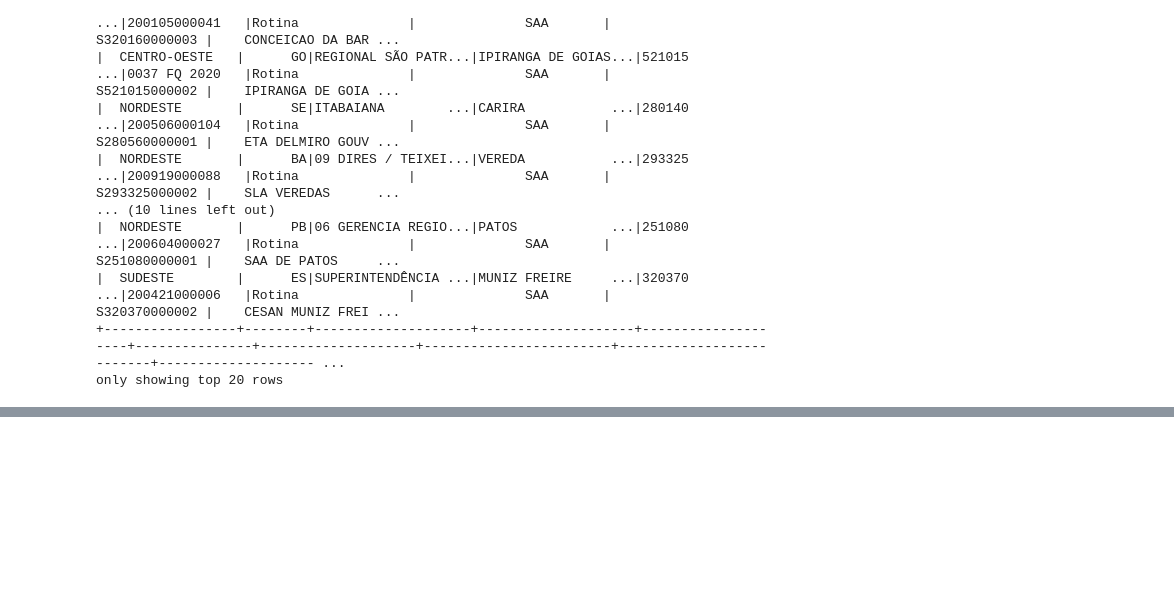
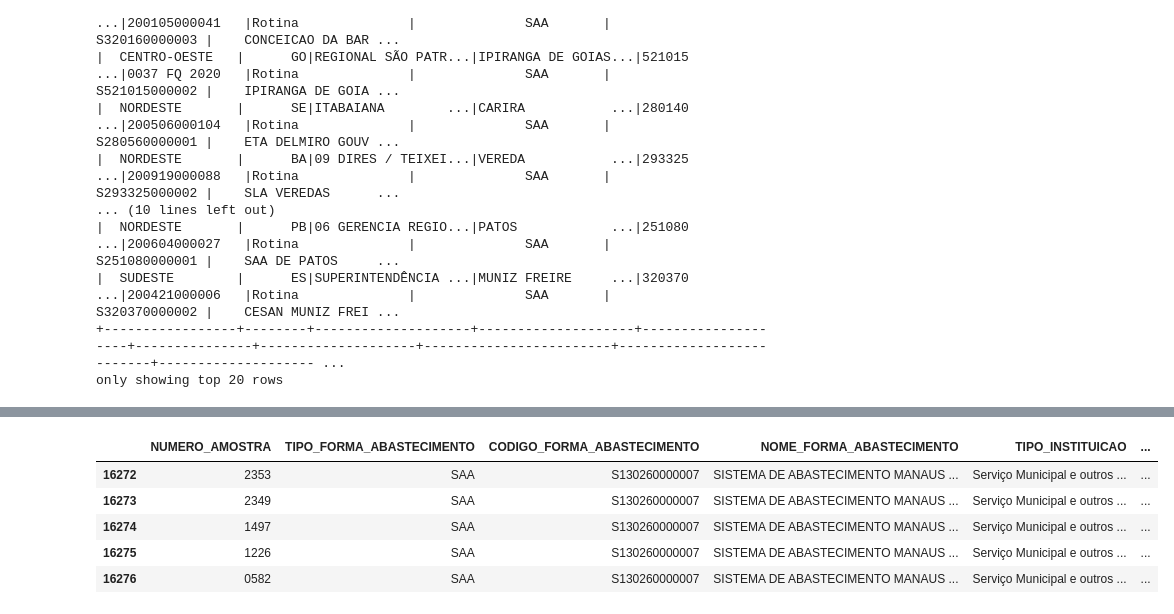
Before and after one commit to rmlessa/projeto_final, a Jupyter notebook: projeto_final.ipynb, the cells around one changed output, grey strips where cells are left out. Drawn from its saved outputs; the diff is of its cells as text; code cells hidden in the pictures; blank space fills up the shorter version.

```diff
--- a/projeto_final.ipynb
+++ b/projeto_final.ipynb
@@ -98,8 +279,9 @@ only showing top 20 rows
 #transforma em tabelas para recuperar os dados da região norte, principalmente Manaus
 session_2020.createOrReplaceTempView("vw_dados_regiao_norte_2020")
 
-#reduz os dados da tabela para trabalharmos apenas com a região norte
-dados_regiao_norte_2020 =  scSpark.sql("SELECT * from vw_dados_regiao_norte_2020 where regiao_geografica = 'NORTE' and SIGLA_UF = 'AM' AND NOME_MUNICIPIO = 'MANAUS' ORDER BY SIGLA_UF")
-print('Total de dados_regiao_norte_2020 = {}'.format(dados_regiao_norte_2020.count()))
-dados_regiao_norte_2020.show()
+#reduz os dados da tabela para trabalharmos apenas com Manaus
+dados_manaus_2020 =  scSpark.sql(
+    "SELECT ANO, MES, TRIM(AREA) AS AREA, TRIM(NUMERO_AMOSTRA) AS NUMERO_AMOSTRA, TRIM(PARAMETRO) AS PARAMETRO, TRIM(RESULTADO) AS RESULTADO, (CASE WHEN RESULTADO = 'AUSENTE' THEN 0 ELSE 1 END) AS RESULTADO_FLAG   from vw_dados_regiao_norte_2020 where regiao_geografica = 'NORTE' and SIGLA_UF = 'AM' AND NOME_MUNICIPIO = 'MANAUS' and CATEGORIA_AREA = 'Bairro' and (PARAMETRO like '%Coli%' or PARAMETRO like '%coli%') AND ZONA = 'Urbana' ORDER BY AREA,MES, NUMERO_AMOSTRA")
+print('Total de dados_regiao_norte_2020 = {}'.format(dados_manaus_2020.count()))
+dados_manaus_2020.show()
 # %% [output]
@@ -160,0 +497,9 @@ only showing top 20 rows
+# %%
+#removendo colunas desnecessárias
+#tem umas colunas que não removi pq não sei remover colunas tipo: Tipo da Instituição.
+#Não é comum ter esse tipo de nome separados por espaços.
+#Vou transformar em dataframe pandas pra ver se é mais fácil remover
+
+dados_manaus_2018 = reduce(DataFrame.drop,['LATITUDE', 'LONGITUDE', 'NOME_ETA','REGIAO_GEOGRAFICA', 'SIGLA_UF', 'NOME_MUNICIPIO', 'CODIGO_IBGE', 'CNPJ_INSTITUICAO', 'CNPJ_ESCRITORIO', 'TIPO_LOCAL', 'LOCAL', 'REGIONAL_DE_SAUDE', 'MOTIVO_COLETA'],dados_manaus_2018)
+dados_manaus_2019 = reduce(DataFrame.drop,['LATITUDE', 'LONGITUDE', 'NOME_ETA','REGIAO_GEOGRAFICA', 'SIGLA_UF', 'NOME_MUNICIPIO', 'CODIGO_IBGE', 'CNPJ_INSTITUICAO', 'CNPJ_ESCRITORIO', 'TIPO_LOCAL', 'LOCAL', 'REGIONAL_DE_SAUDE', 'MOTIVO_COLETA'],dados_manaus_2019)
+dados_manaus_2020 = reduce(DataFrame.drop,['LATITUDE', 'LONGITUDE', 'NOME_ETA','REGIAO_GEOGRAFICA', 'SIGLA_UF', 'NOME_MUNICIPIO', 'CODIGO_IBGE', 'CNPJ_INSTITUICAO', 'CNPJ_ESCRITORIO', 'TIPO_LOCAL', 'LOCAL', 'REGIONAL_DE_SAUDE', 'MOTIVO_COLETA'],dados_manaus_2020)
@@ -160,0 +538,22 @@ only showing top 20 rows
+# %%
+#transforma em dataframe padas
+df_dados_manaus_2020 = dados_manaus_2020.toPandas()
+# %%
+#renomeia as colunas que estavam com nome separado por espaços em branco
+#axis = 1 indica que queremos altera o label da coluna. Se fosse 0 alteraríamos a label do índice
+df_dados_manaus_2020 = df_dados_manaus_2020.rename(
+    {'Tipo da Instituição': 'TIPO_INSTITUICAO' ,
+     'Sigla Instituição'  : 'SIGLA_INSTITUICAO',
+     'Nome da Instituição': 'NOME_INSTITUICAO' ,
+     'Nome escritório regional/local': 'NOME_ESCRITORIO_REGIONAL',
+     "'Análise realizada'": 'ANALISE_REALIZADA',
+     "'Providência'"  : 'PROVIDENCIA'}, axis = 1)
+# %%
+df_dados_manaus_2020.tail()
+# %% [output]
+|  | NUMERO_AMOSTRA | TIPO_FORMA_ABASTECIMENTO | CODIGO_FORMA_ABASTECIMENTO | NOME_FORMA_ABASTECIMENTO | TIPO_INSTITUICAO | ... |
+| 16272 | 2353 | SAA | S130260000007 | SISTEMA DE ABASTECIMENTO MANAUS ... | Serviço Municipal e outros ... | ... |
+| 16273 | 2349 | SAA | S130260000007 | SISTEMA DE ABASTECIMENTO MANAUS ... | Serviço Municipal e outros ... | ... |
+| 16274 | 1497 | SAA | S130260000007 | SISTEMA DE ABASTECIMENTO MANAUS ... | Serviço Municipal e outros ... | ... |
+| 16275 | 1226 | SAA | S130260000007 | SISTEMA DE ABASTECIMENTO MANAUS ... | Serviço Municipal e outros ... | ... |
+| 16276 | 0582 | SAA | S130260000007 | SISTEMA DE ABASTECIMENTO MANAUS ... | Serviço Municipal e outros ... | ... |
```
Also changed, not shown: parts of 23 cells of this notebook.
